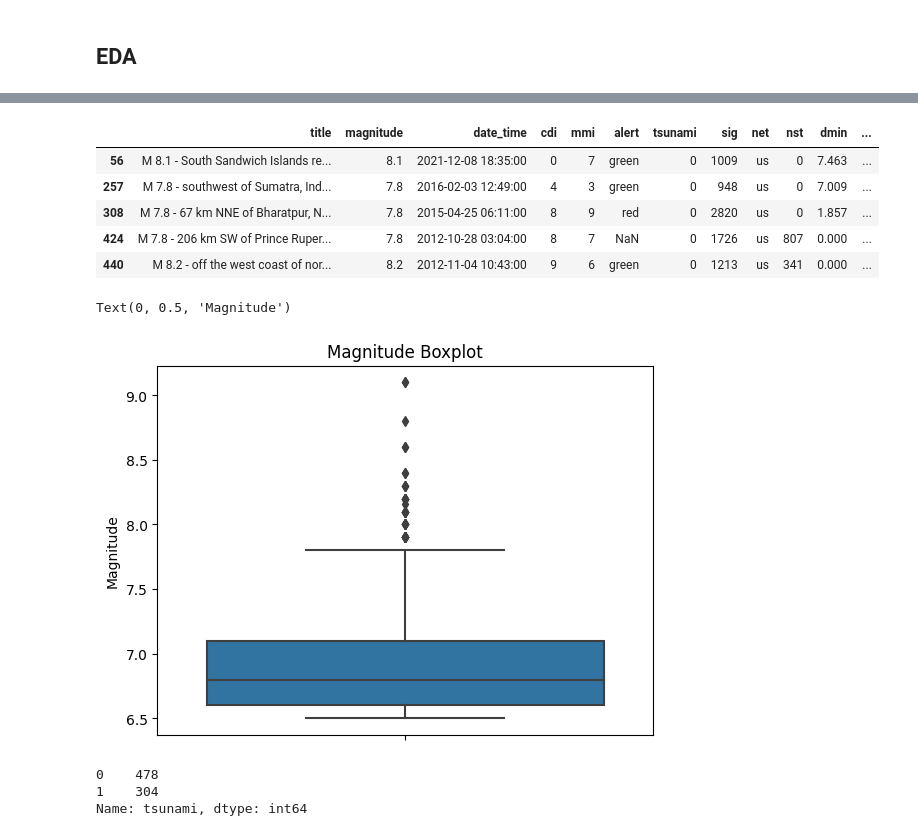
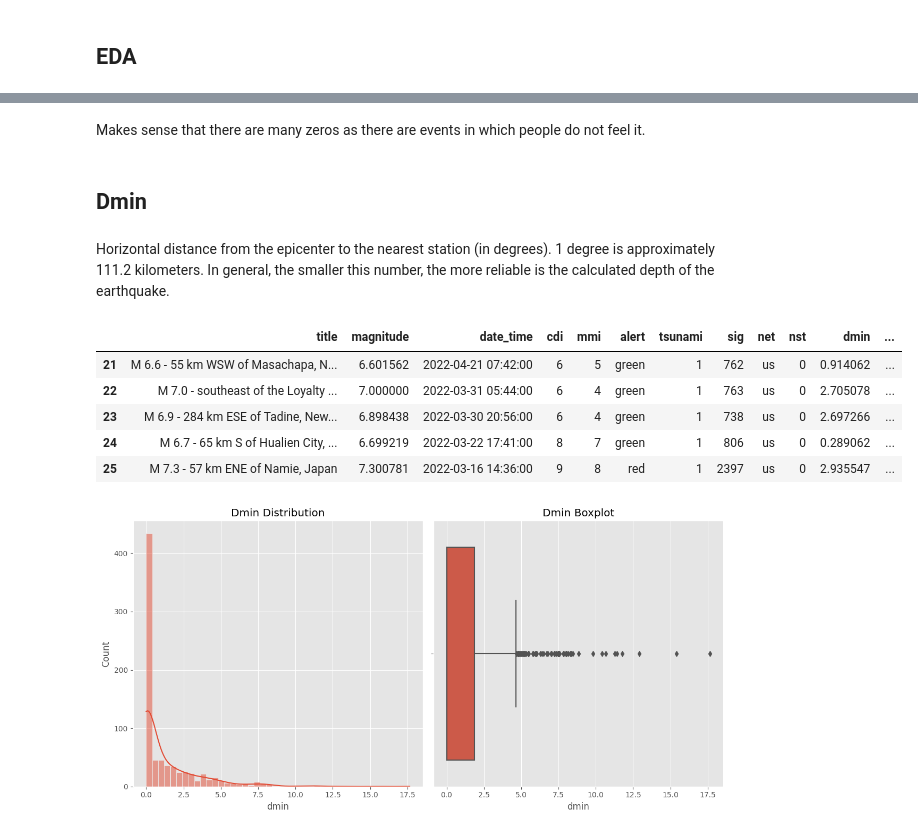
Before and after one commit to LuisMongeB/Earthquake-Alert-Prediction, a Jupyter notebook: eda.ipynb, the cells around one changed output, grey strips where cells are left out. Drawn from its saved outputs; the diff is of its cells as text; code cells hidden in the pictures.

```diff
--- a/eda.ipynb
+++ b/eda.ipynb
@@ -15,7 +13,7 @@ import seaborn as sns
 # %% [markdown]
 ## Reading dataset
 # %%
-quakes = pd.read_csv('data/earthquake_data.csv')
+quakes = pd.read_csv('data/earthquake_data2001_2023.csv')
 quakes.head()
 # %% [output]
 |  | title | magnitude | date_time | cdi | mmi | alert | tsunami | sig | net | nst | dmin | ... |
@@ -165,22 +371,26 @@ Text(0.5, 0, 'Magnitude')
+# %% [markdown]
+Makes sense that there are many zeros as there are events in which people do not feel it.
+# %% [markdown]
+## Dmin
+# %% [markdown]
+Horizontal distance from the epicenter to the nearest station (in degrees). 1 degree is approximately 111.2 kilometers. In general, the smaller this number, the more reliable is the calculated depth of the earthquake.
 # %%
-quakes[(quakes['magnitude'] >= 7.8) & (quakes['tsunami'] == 0)].head()
+quakes[quakes.nst == 0].head()
 # %% [output]
 |  | title | magnitude | date_time | cdi | mmi | alert | tsunami | sig | net | nst | dmin | ... |
-| 56 | M 8.1 - South Sandwich Islands re... | 8.1 | 2021-12-08 18:35:00 | 0 | 7 | green | 0 | 1009 | us | 0 | 7.463 | ... |
-| 257 | M 7.8 - southwest of Sumatra, Ind... | 7.8 | 2016-02-03 12:49:00 | 4 | 3 | green | 0 | 948 | us | 0 | 7.009 | ... |
-| 308 | M 7.8 - 67 km NNE of Bharatpur, N... | 7.8 | 2015-04-25 06:11:00 | 8 | 9 | red | 0 | 2820 | us | 0 | 1.857 | ... |
-| 424 | M 7.8 - 206 km SW of Prince Ruper... | 7.8 | 2012-10-28 03:04:00 | 8 | 7 | NaN | 0 | 1726 | us | 807 | 0.000 | ... |
-| 440 | M 8.2 - off the west coast of nor... | 8.2 | 2012-11-04 10:43:00 | 9 | 6 | green | 0 | 1213 | us | 341 | 0.000 | ... |
+| 21 | M 6.6 - 55 km WSW of Masachapa, N... | 6.601562 | 2022-04-21 07:42:00 | 6 | 5 | green | 1 | 762 | us | 0 | 0.914062 | ... |
+| 22 | M 7.0 - southeast of the Loyalty ... | 7.000000 | 2022-03-31 05:44:00 | 6 | 4 | green | 1 | 763 | us | 0 | 2.705078 | ... |
+| 23 | M 6.9 - 284 km ESE of Tadine, New... | 6.898438 | 2022-03-30 20:56:00 | 6 | 4 | green | 1 | 738 | us | 0 | 2.697266 | ... |
+| 24 | M 6.7 - 65 km S of Hualien City, ... | 6.699219 | 2022-03-22 17:41:00 | 8 | 7 | green | 1 | 806 | us | 0 | 0.289062 | ... |
+| 25 | M 7.3 - 57 km ENE of Namie, Japan | 7.300781 | 2022-03-16 14:36:00 | 9 | 8 | red | 1 | 2397 | us | 0 | 2.935547 | ... |
-# %%
-plt.title("Magnitude Boxplot")
-sns.boxplot(data=quakes, y='magnitude', hue='alert')
-plt.ylabel("Magnitude")
-# %% [output]
-Text(0, 0.5, 'Magnitude')
-[figure, removed]
-# %%
-quakes.tsunami.value_counts()
-# %% [output]
-0    478
-1    304
-Name: tsunami, dtype: int64
+# %%
+fig, axes = plt.subplots(ncols=2, figsize=(12,6))
+sns.histplot(quakes.dmin, kde=True, ax=axes[0])
+axes[0].set_title('Dmin Distribution')
+
+sns.boxplot(data=quakes, x='dmin', ax=axes[1])
+axes[1].set_title('Dmin Boxplot')
+
+plt.tight_layout()
+# %% [output]
+[figure, added]
```
Also changed, not shown: parts of 46 cells of this notebook.
